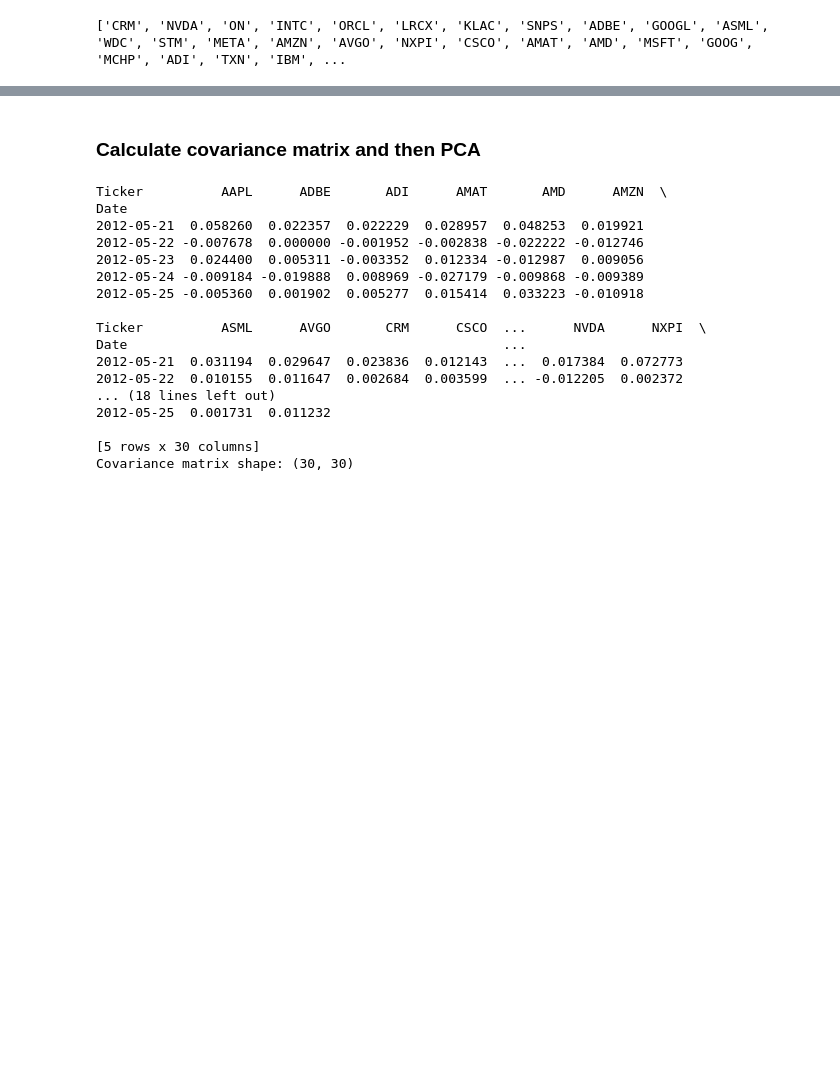
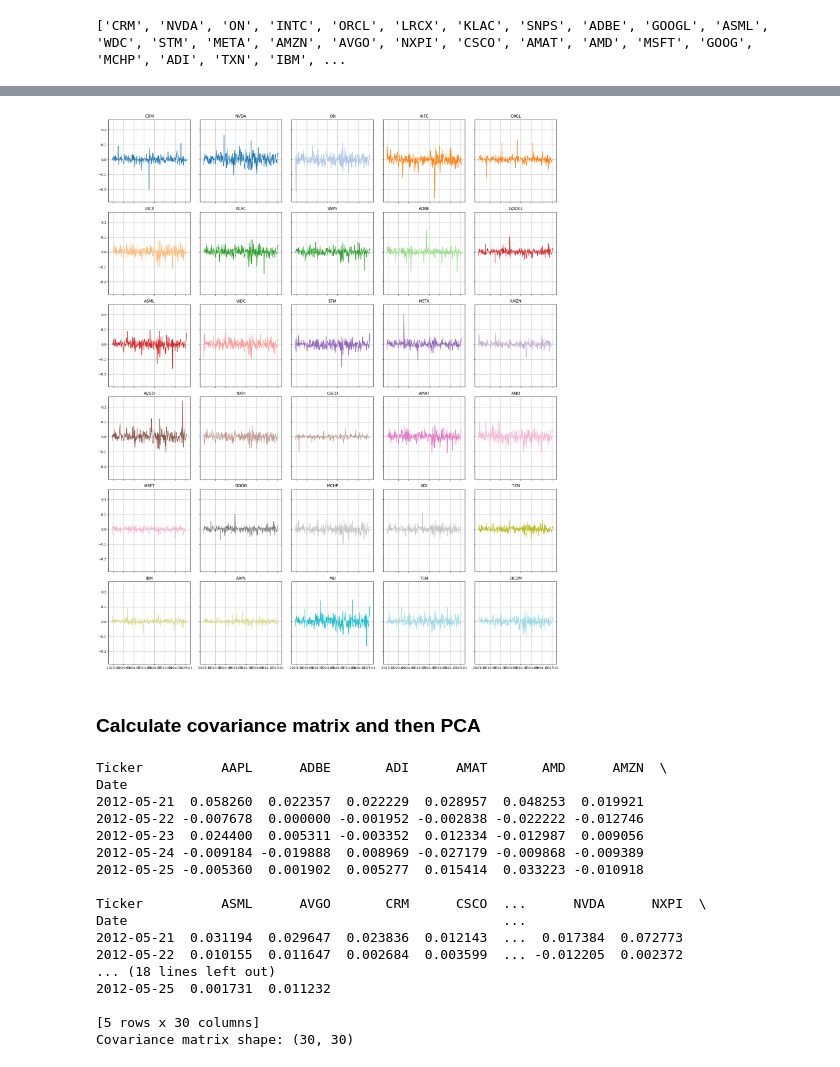
Before and after one commit to albertoHdzE/GWP_1, a Jupyter notebook: 04_Empirical_analysis_ETF.ipynb, the cells around one changed output, grey strips where cells are left out. Cells and saved outputs as stored; diff of their text form; code cells hidden in the pictures; blank space fills up the shorter version.

Commit message:
last run

```diff
--- a/04_Empirical_analysis_ETF.ipynb
+++ b/04_Empirical_analysis_ETF.ipynb
@@ -139,3 +160,30 @@ print(list(combined_df['Ticker'].unique()))
+# %%
+import matplotlib.pyplot as plt
+import matplotlib.cm as cm
+import numpy as np
+
+# Get the list of unique tickers
+tickers = combined_df['Ticker'].unique()
+
+# Create a figure with subplots arranged in 5 columns and 6 rows
+fig, axes = plt.subplots(nrows=6, ncols=5, figsize=(20, 24), sharex=True, sharey=True)
+axes = axes.flatten()
+
+# Generate a color map
+colors = cm.get_cmap('tab20', len(tickers))
+
+# Plot the last 300 daily returns for each ticker
+for i, ticker in enumerate(tickers):
+    ticker_data = combined_df[combined_df['Ticker'] == ticker].tail(300)
+    axes[i].plot(ticker_data['Date'], ticker_data['Daily_Return'], label=ticker, color=colors(i))
+    axes[i].set_title(ticker)
+    axes[i].grid(True)
+
+# Adjust layout and show the plot
+plt.tight_layout()
+plt.show()
+# %% [output]
+[figure, added]
 # %% [markdown]
 ### Calculate covariance matrix and then PCA
 # %%
```
Also changed, not shown: parts of 3 cells of this notebook, 16 other files.
